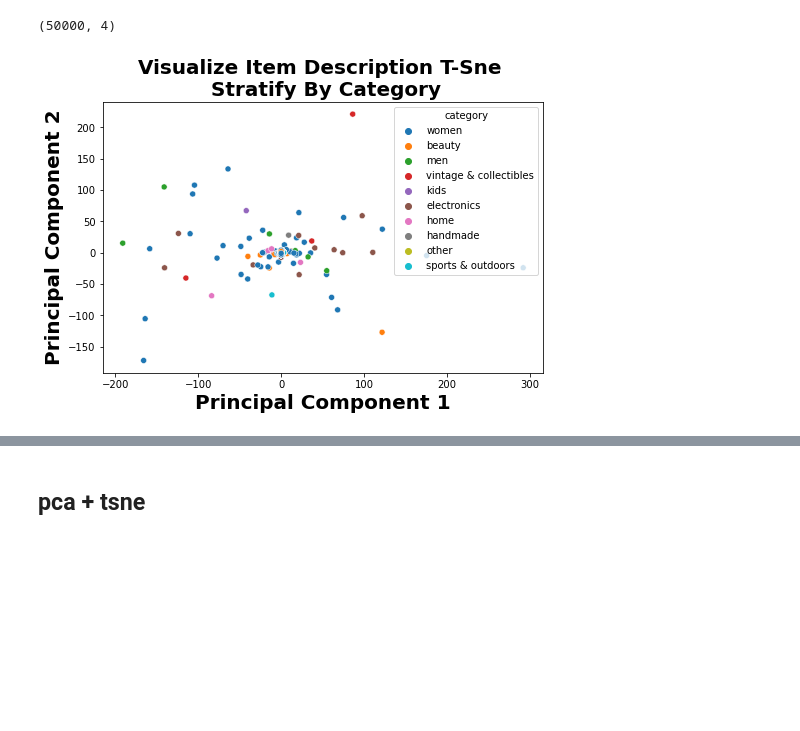
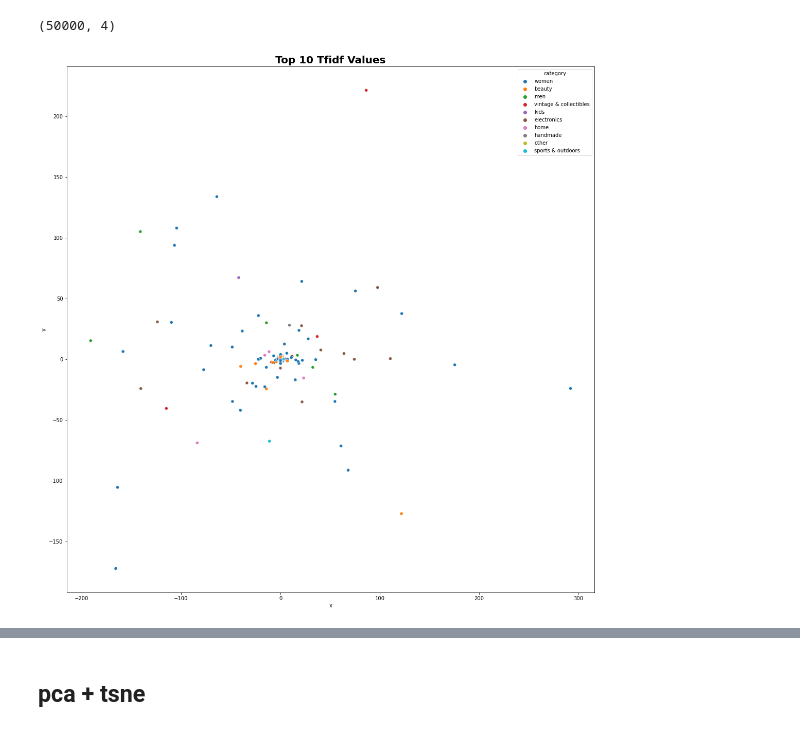
Before and after one commit to DSEI21000-S21/project-product-price-prediction, a Jupyter notebook: experiment/feature_extraction/FeatureExtraction_ItemDescription_Zhiying_M2E1.ipynb, the cells around one changed output, grey strips where cells are left out. Cells and saved outputs as stored; diff of their text form; code cells hidden in the pictures; blank space fills up the shorter version.

```diff
--- a/experiment/feature_extraction/FeatureExtraction_ItemDescription_Zhiying_M2E1.ipynb
+++ b/experiment/feature_extraction/FeatureExtraction_ItemDescription_Zhiying_M2E1.ipynb
@@ -209,15 +213,12 @@ tdidf_tsne.shape
 # %%
 
 sns.scatterplot(data=tdidf_tsne, x='x', y='y', hue='category')
 
-plt.title("Visualize Item description t-SNE \n stratify by category".title(), fontweight = "bold", fontsize = 20)
+plt.title("Top 10 TFIDF Values".title(), fontweight = "bold", fontsize = 20)
 
-plt.xlabel("principal component 1".title(), fontweight = "bold", fontsize = 20)
-
-plt.ylabel("principal component 2".title(), fontweight = "bold", fontsize = 20)
 
 plt.show()
 # %% [output]
-[figure, old version]
+[figure, new version]
 # %%
 
```
Also changed, not shown: parts of 3 cells of this notebook.
